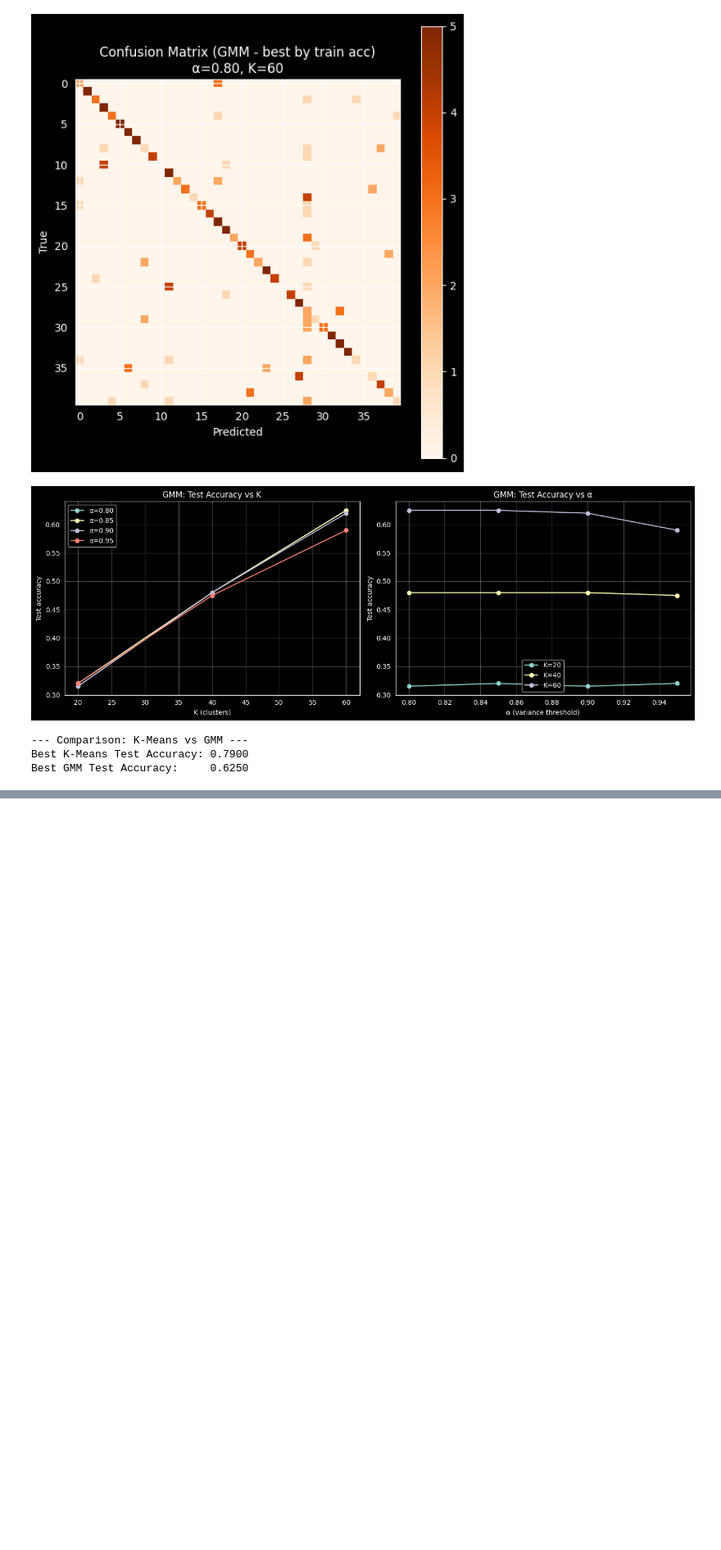
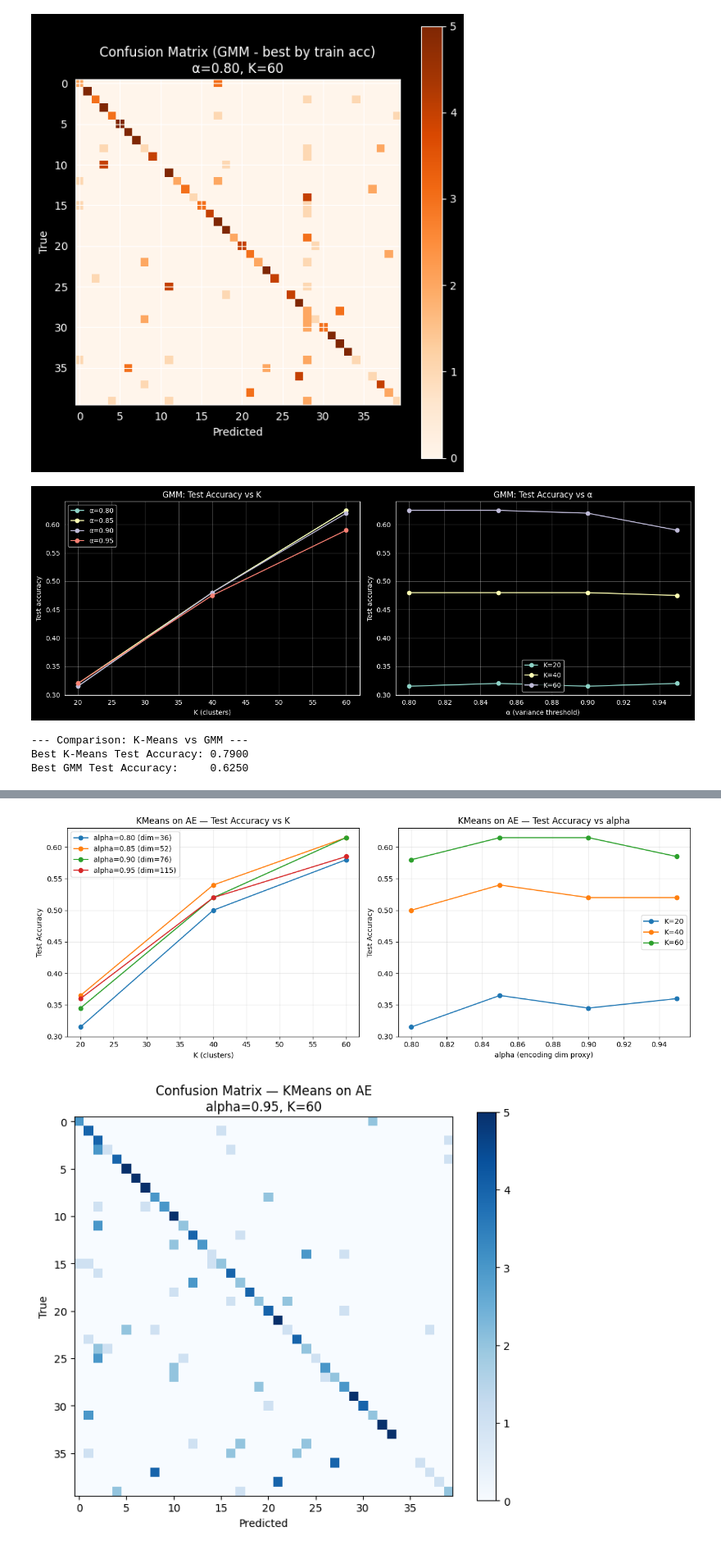
Before and after one commit to Ali-El-Deen575/Face_Recongition, a Jupyter notebook: classification.ipynb, the cells around one changed output, grey strips where cells are left out. Shown at 82% size. Cells and saved outputs as stored; diff of their text form; code cells hidden in the pictures; blank space fills up the shorter version.

```diff
--- a/classification.ipynb
+++ b/classification.ipynb
@@ -362,0 +524,41 @@ Best GMM Test Accuracy:     0.6250
+# %%
+fig, axes = plt.subplots(1, 2, figsize=(13, 5))
+
+# Accuracy vs K
+ax = axes[0]
+for alpha in alphas:
+    accs = [r['test_acc'] for r in km_ae_rows if r['alpha'] == alpha]
+    ax.plot(Ks, accs, marker='o', label=f'alpha={alpha:.2f} (dim={alpha_to_dim[alpha]})')
+ax.set_xlabel('K (clusters)')
+ax.set_ylabel('Test Accuracy')
+ax.set_title('KMeans on AE — Test Accuracy vs K')
+ax.legend()
+ax.grid(True, alpha=0.3)
+
+# Accuracy vs alpha
+ax = axes[1]
+for k in Ks:
+    accs = [r['test_acc'] for r in km_ae_rows if r['K'] == k]
+    ax.plot(alphas, accs, marker='o', label=f'K={k}')
+ax.set_xlabel('alpha (encoding dim proxy)')
+ax.set_ylabel('Test Accuracy')
+ax.set_title('KMeans on AE — Test Accuracy vs alpha')
+ax.legend()
+ax.grid(True, alpha=0.3)
+
+plt.tight_layout()
+plt.show()
+
+# Confusion matrix
+cm_km_ae = confusion_matrix(y_test, km_ae_best['y_te_pred'], labels_all)
+plt.figure(figsize=(7, 6))
+plt.imshow(cm_km_ae, cmap='Blues')
+plt.title(f"Confusion Matrix — KMeans on AE\nalpha={km_ae_best['alpha']:.2f}, K={km_ae_best['K']}")
+plt.xlabel('Predicted')
+plt.ylabel('True')
+plt.colorbar()
+plt.tight_layout()
+plt.show()
+# %% [output]
+[figure, added]
+[figure, added]
```
Also changed, not shown: parts of 9 cells of this notebook, 1 other file.
